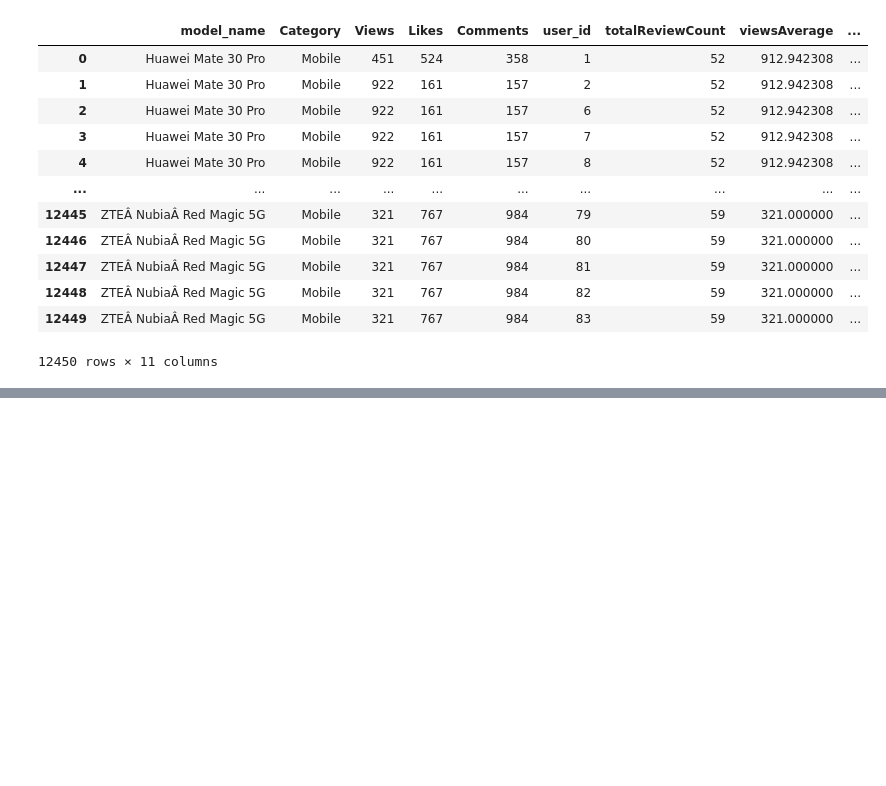
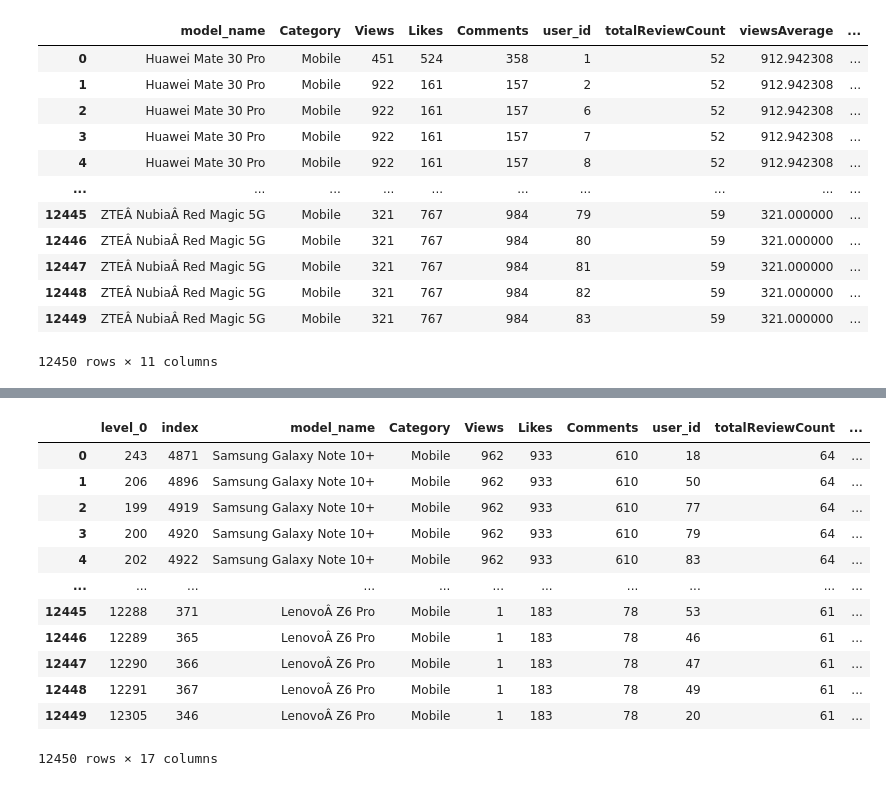
Before and after one commit to arjunjanamatti/recommend_system, a Jupyter notebook: youtube_videos/collaborative_filtering.ipynb, the cells around one changed output, grey strips where cells are left out. Cells and saved outputs as stored; diff of their text form; code cells hidden in the pictures; blank space fills up the shorter version.

```diff
--- a/youtube_videos/collaborative_filtering.ipynb
+++ b/youtube_videos/collaborative_filtering.ipynb
@@ -213,0 +234,4 @@ review_count_merged_df
+# %%
+review_count_merged_df_scaled = scaling.fit_transform(X=review_count_merged_df_sorted[['weighted_average_views', 'likesAverage', 'commentsAverage']])
+review_count_merged_df_normalized = pd.DataFrame(review_count_merged_df_scaled, columns = ['weighted_average_views', 'likesAverage', 'commentsAverage'])
+review_count_merged_df_normalized
@@ -213,0 +252,22 @@ review_count_merged_df
+# %%
+review_count_merged_df_sorted[['normalized_weighted_average_views', 'normalized_likes', 'normalized_comments']] = review_count_merged_df_normalized
+# %%
+review_count_merged_df_sorted['overall_normalized_score'] = (review_count_merged_df_sorted['normalized_weighted_average_views']*0.5) + (review_count_merged_df_sorted['normalized_likes']*0.5) + (review_count_merged_df_sorted['normalized_comments']*0.5)
+# %%
+review_count_merged_df_sorted = review_count_merged_df_sorted.sort_values(by='overall_normalized_score', ascending=False)
+review_count_merged_df_sorted = review_count_merged_df_sorted.reset_index()
+review_count_merged_df_sorted
+# %% [output]
+|  | level_0 | index | model_name | Category | Views | Likes | Comments | user_id | totalReviewCount | ... |
+| 0 | 243 | 4871 | Samsung Galaxy Note 10+ | Mobile | 962 | 933 | 610 | 18 | 64 | ... |
+| 1 | 206 | 4896 | Samsung Galaxy Note 10+ | Mobile | 962 | 933 | 610 | 50 | 64 | ... |
+| 2 | 199 | 4919 | Samsung Galaxy Note 10+ | Mobile | 962 | 933 | 610 | 77 | 64 | ... |
+| 3 | 200 | 4920 | Samsung Galaxy Note 10+ | Mobile | 962 | 933 | 610 | 79 | 64 | ... |
+| 4 | 202 | 4922 | Samsung Galaxy Note 10+ | Mobile | 962 | 933 | 610 | 83 | 64 | ... |
+| ... | ... | ... | ... | ... | ... | ... | ... | ... | ... | ... |
+| 12445 | 12288 | 371 | LenovoÂ Z6 Pro | Mobile | 1 | 183 | 78 | 53 | 61 | ... |
+| 12446 | 12289 | 365 | LenovoÂ Z6 Pro | Mobile | 1 | 183 | 78 | 46 | 61 | ... |
+| 12447 | 12290 | 366 | LenovoÂ Z6 Pro | Mobile | 1 | 183 | 78 | 47 | 61 | ... |
+| 12448 | 12291 | 367 | LenovoÂ Z6 Pro | Mobile | 1 | 183 | 78 | 49 | 61 | ... |
+| 12449 | 12305 | 346 | LenovoÂ Z6 Pro | Mobile | 1 | 183 | 78 | 20 | 61 | ... |
+12450 rows × 17 columns
```
Also changed, not shown: parts of 3 cells of this notebook.
